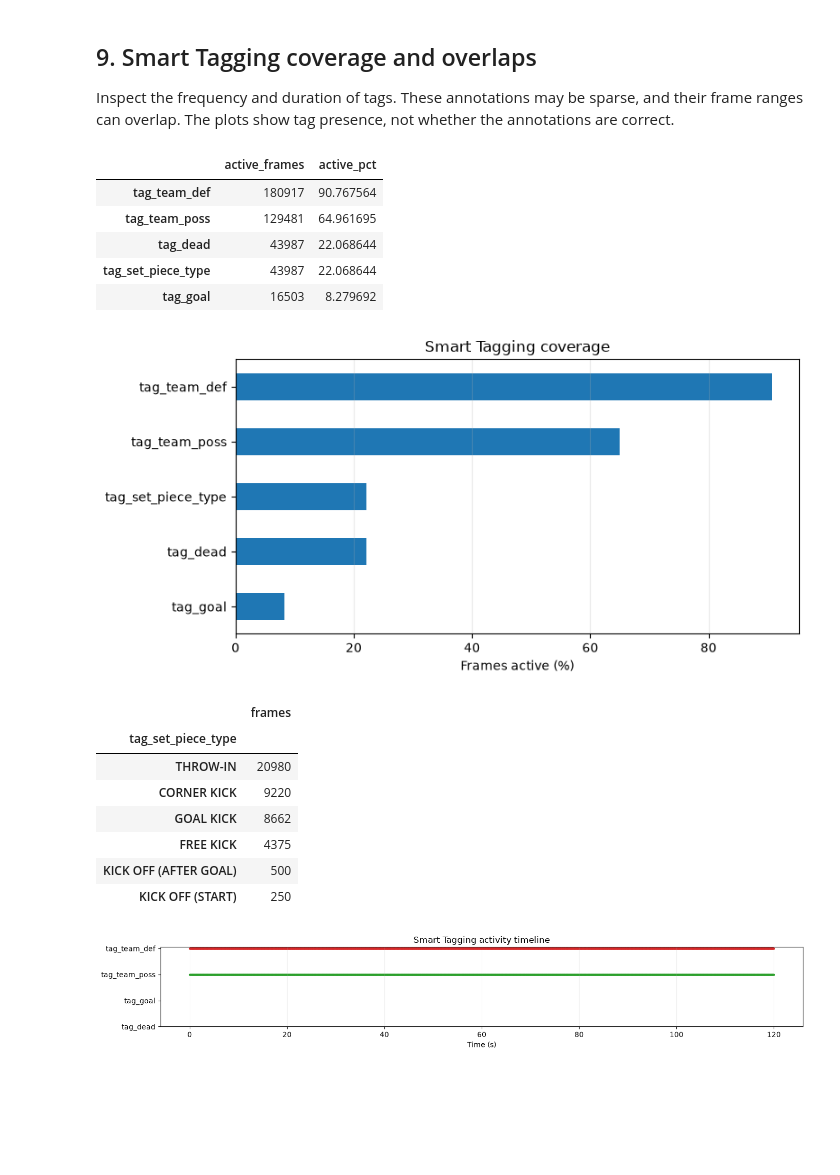
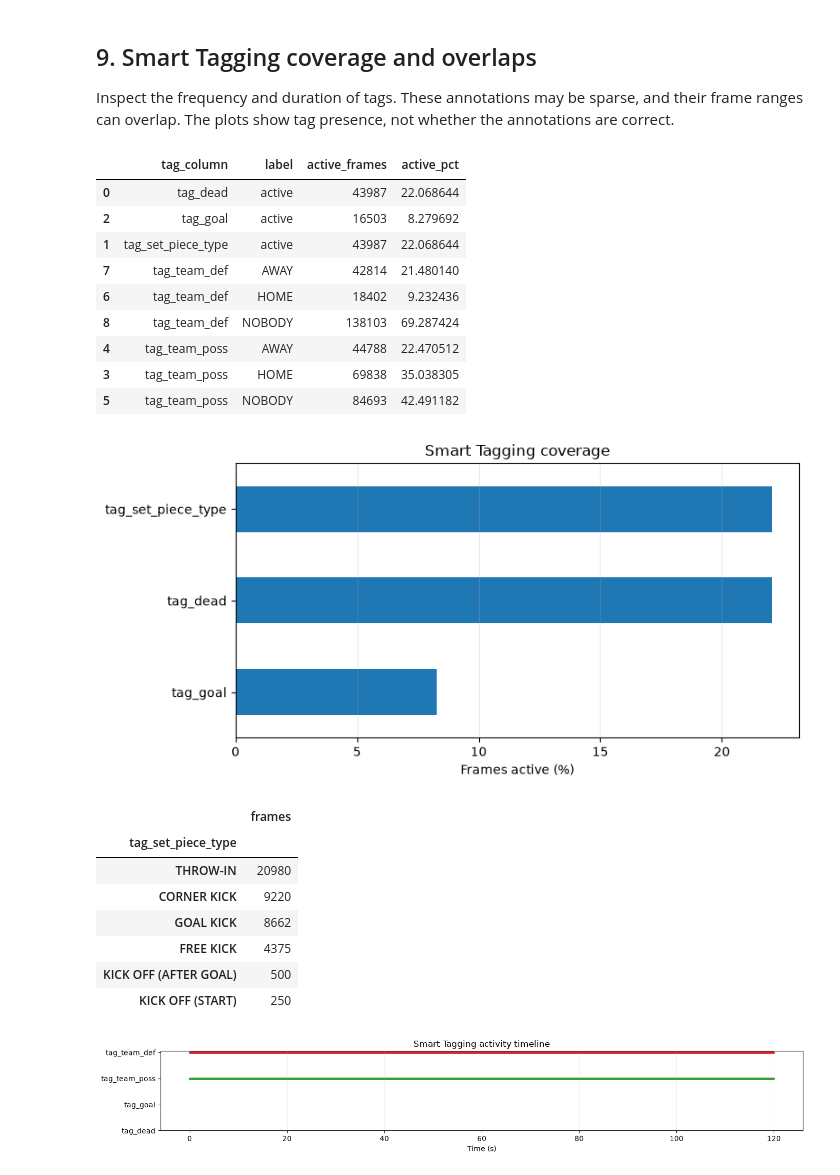
Before and after one commit to paulinedao/hack-team-sod26, a Jupyter notebook: exploration/feature_extraction_visual_analysis.ipynb, the cells around one changed output. Drawn from its saved outputs; the diff is of its cells as text; code cells hidden in the pictures; blank space fills up the shorter version.

Commit message:
fix: update pitch dimensions and smart tagging coverage

```diff
--- a/exploration/feature_extraction_visual_analysis.ipynb
+++ b/exploration/feature_extraction_visual_analysis.ipynb
@@ -37,0 +73,12 @@ Rows: 199,319 | Columns: 35
+# %%
+# confirm pitch dimensions
+
+from games import GAME, GAMES
+
+pitch = GAMES[GAME]["pitch"]
+length, width = pitch
+
+print("Game:", GAME)
+print("Pitch configuration:", pitch)
+print(f"Length: {length} m")
+print(f"Width:  {width} m")
@@ -220,0 +434,3 @@ if {"frame", "ball_speed", "ball_speed_smooth"}.issubset(df.columns):
+# %%
+for col in ["ball_speed", "ball_speed_smooth", "ball_accel"]:
+    print(col, df[col].notna().mean())
@@ -341,26 +561,58 @@ Check the HOME / AWAY / NOBODY numeric mapping in starter.baseline before interp
 Inspect the frequency and duration of tags. These annotations may be sparse, and their frame ranges can overlap. The plots show tag presence, not whether the annotations are correct.
 # %%
 tag_cols = [c for c in df.columns if c.startswith("tag_") and df[c].dtype != "object"]
+
+rows = []
 if tag_cols:
-    tag_summary = pd.DataFrame({
-        "active_frames": [df[c].fillna(False).astype(bool).sum() for c in tag_cols],
-        "active_pct": [100*df[c].fillna(False).astype(bool).mean() for c in tag_cols],
-    }, index=tag_cols)
-    display(tag_summary.sort_values("active_pct", ascending=False))
-    ax = tag_summary["active_pct"].sort_values().plot(kind="barh", figsize=(8, 4))
-    ax.set(title="Smart Tagging coverage", xlabel="Frames active (%)", ylabel="")
-    ax.grid(axis="x", alpha=.25); plt.tight_layout(); plt.show()
+    for c in tag_cols:
+        if c in ["tag_team_poss", "tag_team_def"]:
+            for value, label in [
+                (HOME, "HOME"),
+                (AWAY, "AWAY"),
+                (NOBODY, "NOBODY"),
+            ]:
+                active = (df[c] == value)
+                rows.append({
+                    "tag_column": c,
+                    "label": label,
+                    "active_frames": int(active.sum()),
+                    "active_pct": 100 * active.mean(),
+                })
+        else:
+            active = df[c].fillna(False).astype(bool)
+            rows.append({
+                "tag_column": c,
+                "label": "active",
+                "active_frames": int(active.sum()),
+                "active_pct": 100 * active.mean(),
+            })
+
+    tag_summary = pd.DataFrame(rows)
+    display(tag_summary.sort_values(["tag_column", "label"]))
+
+    # Plot only the boolean-style tags, since team-coded columns are reported by team value.
+    boolean_rows = tag_summary[tag_summary["label"] == "active"]
+    if not boolean_rows.empty:
+        ax = boolean_rows.set_index("tag_column")["active_pct"].sort_values().plot(kind="barh", figsize=(8, 4))
+        ax.set(title="Smart Tagging coverage", xlabel="Frames active (%)", ylabel="")
+        ax.grid(axis="x", alpha=.25)
+        plt.tight_layout()
+        plt.show()
 
 if "tag_set_piece_type" in df:
     display(df.loc[df["tag_set_piece_type"].fillna("").ne(""), "tag_set_piece_type"].value_counts().to_frame("frames"))
 # %% [output]
-|  | active_frames | active_pct |
-| tag_team_def | 180917 | 90.767564 |
-| tag_team_poss | 129481 | 64.961695 |
-| tag_dead | 43987 | 22.068644 |
-| tag_set_piece_type | 43987 | 22.068644 |
-| tag_goal | 16503 | 8.279692 |
+|  | tag_column | label | active_frames | active_pct |
+| 0 | tag_dead | active | 43987 | 22.068644 |
+| 2 | tag_goal | active | 16503 | 8.279692 |
+| 1 | tag_set_piece_type | active | 43987 | 22.068644 |
+| 7 | tag_team_def | AWAY | 42814 | 21.480140 |
+| 6 | tag_team_def | HOME | 18402 | 9.232436 |
+| 8 | tag_team_def | NOBODY | 138103 | 69.287424 |
+| 4 | tag_team_poss | AWAY | 44788 | 22.470512 |
+| 3 | tag_team_poss | HOME | 69838 | 35.038305 |
+| 5 | tag_team_poss | NOBODY | 84693 | 42.491182 |
-[figure, old version]
+[figure, new version]
 |  | frames |
 | tag_set_piece_type |  |
 | THROW-IN | 20980 |
```
Also changed, not shown: parts of 8 cells of this notebook.
